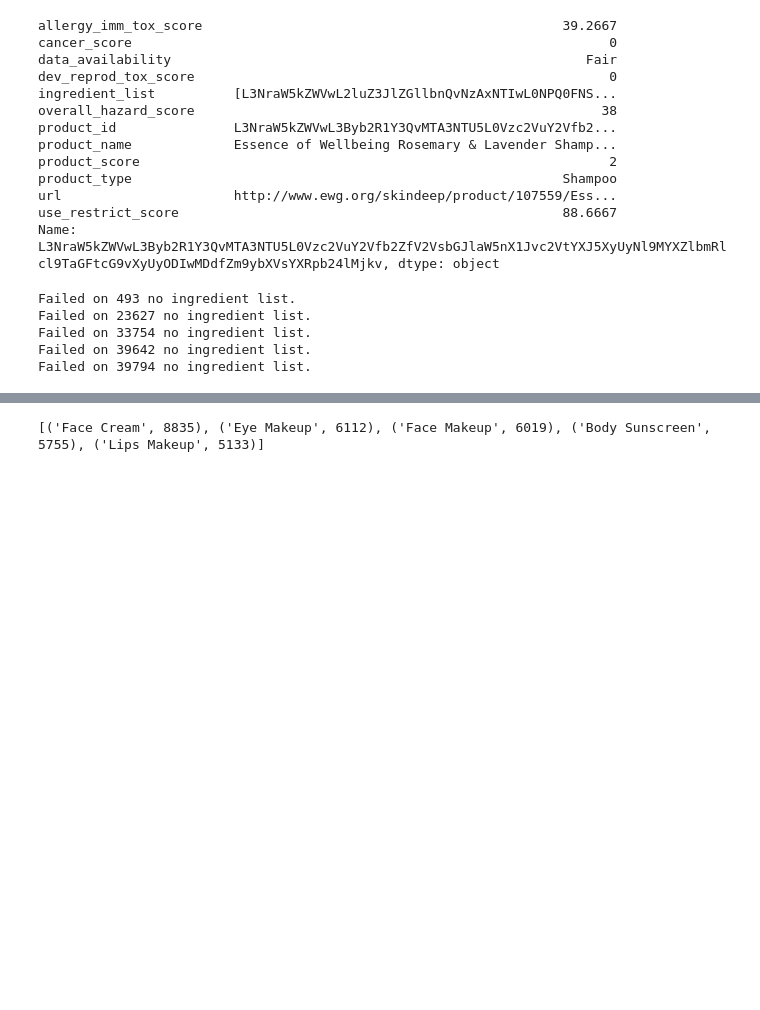
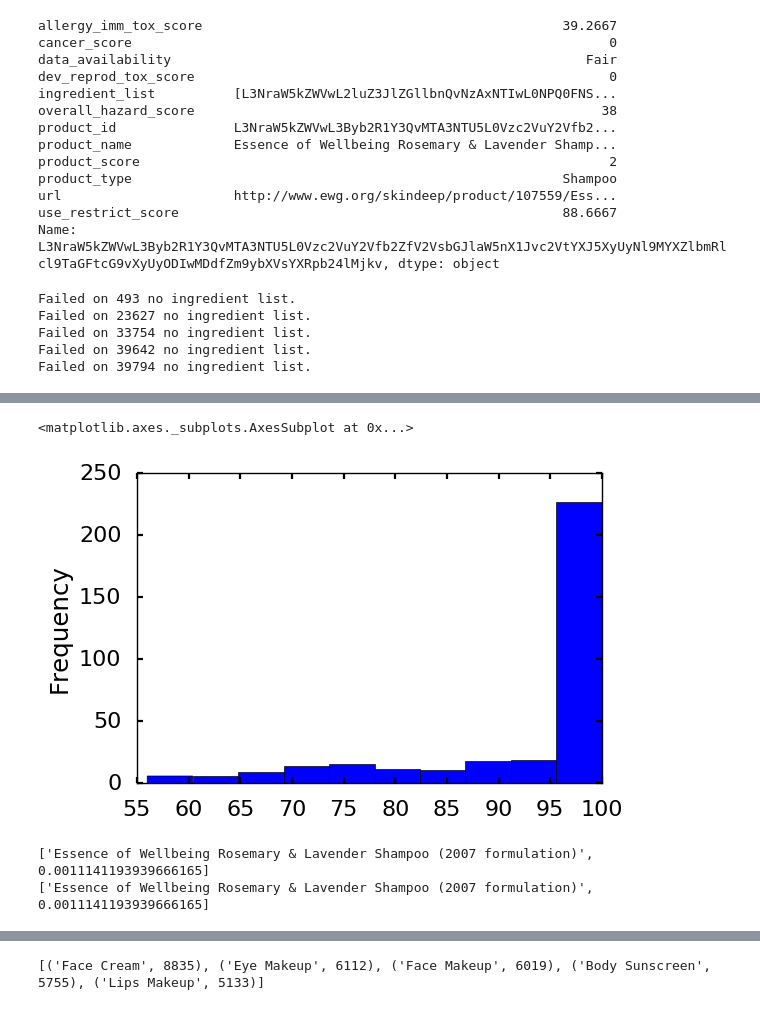
Before and after one commit to SombiriX/w210_capstone, a Jupyter notebook: EWG_Analysi/New EWG Notebook.ipynb, the cells around one changed output, grey strips where cells are left out. Cells and saved outputs as stored; diff of their text form; code cells hidden in the pictures; blank space fills up the shorter version.

```diff
--- a/EWG_Analysi/New EWG Notebook.ipynb
+++ b/EWG_Analysi/New EWG Notebook.ipynb
@@ -92,6 +92,7 @@ for i in range(ewg_ing_df.shape[0]):
     if type(syns) == list:
         for syn in syns:
             synonym_dict[syn.strip()] = row['ingredient_name']
+        synonym_dict[row['ingredient_name']] = row['ingredient_name']
     else:
         synonym_dict[row['ingredient_name']] = row['ingredient_name']
 # %%
@@ -155,0 +171,5 @@ for i in range(cd_df.shape[0]):
+# %%
+pd.Series(cd_ranks).plot(kind='hist')
+# %% [output]
+<matplotlib.axes._subplots.AxesSubplot at 0x...>
+[figure, added]
@@ -156,3 +185,15 @@ for i in range(cd_df.shape[0]):
+# %%
+import pickle
+
+pickle_out = open("comodegenic_matches.pickle","wb")
+pickle.dump(matches, pickle_out)
+pickle_out.close()
+
+print(matches[0])
+print(pickle.load(open("comodegenic_matches.pickle","rb"))[0])
+# %% [output]
+['Essence of Wellbeing Rosemary & Lavender Shampoo (2007 formulation)', 0.0011141193939666165]
+['Essence of Wellbeing Rosemary & Lavender Shampoo (2007 formulation)', 0.0011141193939666165]
 # %%
 import seaborn as sns
 x_cu = [cu for cu, frq in ing_cnts.most_common(30)]
```
Also changed, not shown: parts of 49 cells of this notebook.
